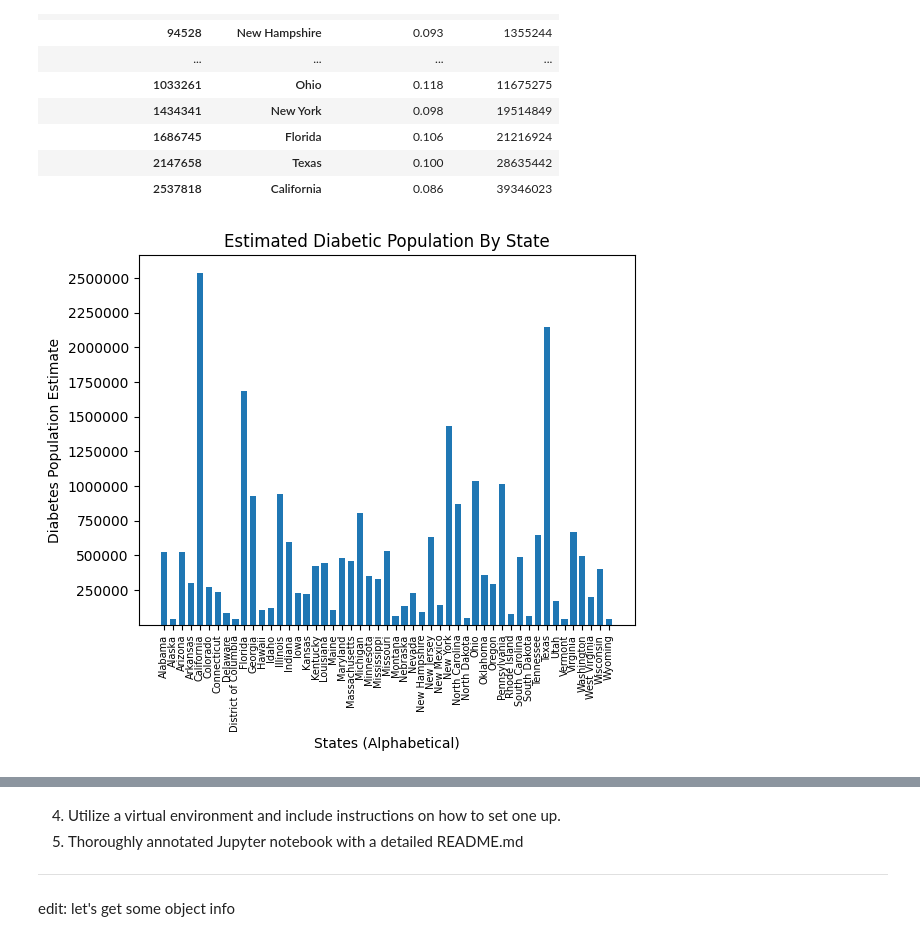
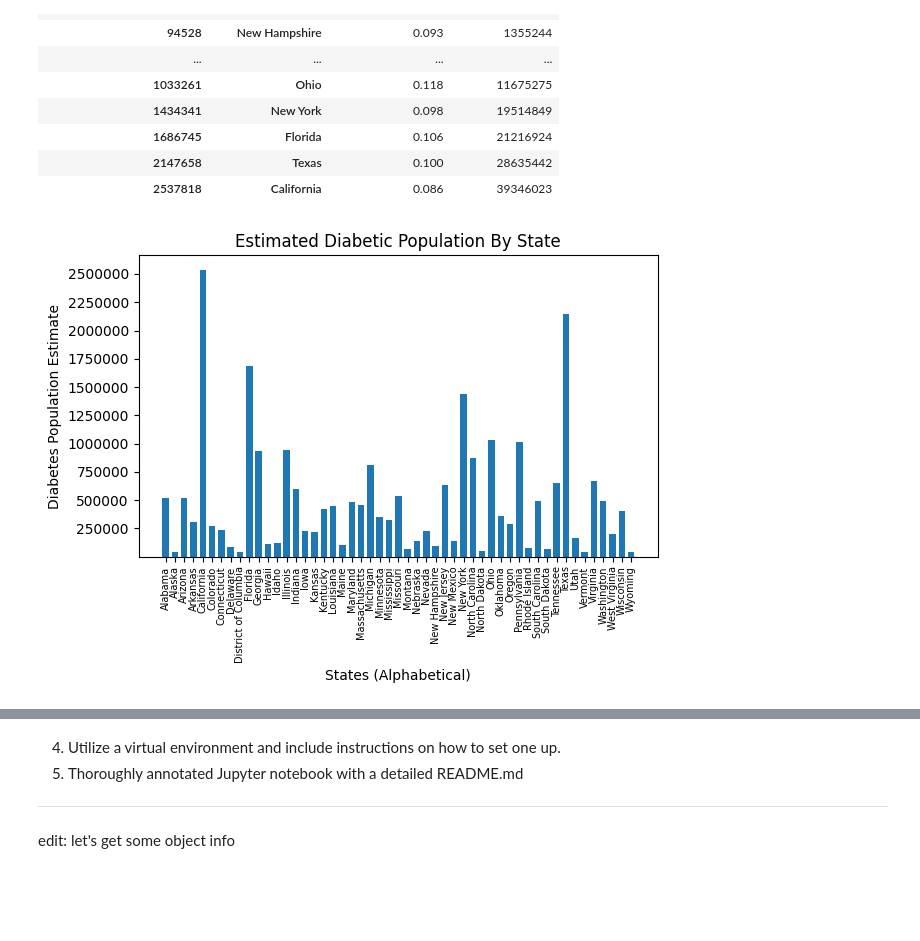
Before and after one commit to LilGotit/StateVarianceDiabetes, a Jupyter notebook: FirstDraft.ipynb, the cells around one changed output, grey strips where cells are left out. Cells and saved outputs as stored; diff of their text form; code cells hidden in the pictures; blank space fills up the shorter version.

```diff
--- a/FirstDraft.ipynb
+++ b/FirstDraft.ipynb
@@ -183,11 +183,12 @@ dfThree.pivot_table(index=["Diabetes Population Estimate", "State"], values=["Po
 # %%
 plt.bar("State", "Diabetes Population Estimate", width=0.7, data=dfThree)
 plt.xlabel("States (Alphabetical)")
 plt.xticks(fontsize=7, rotation=90)
 plt.ticklabel_format(style="plain", axis="y")
 plt.ylabel("Diabetes Population Estimate")
 plt.yticks(ticks=[250000, 500000, 750000, 1000000, 1250000, 1500000, 1750000, 2000000, 2250000, 2500000])
 plt.title("Estimated Diabetic Population By State")
+plt.tight_layout()
 plt.show()
 # %% [output]
-[figure, old version]
+[figure, new version]
```
Also changed, not shown: parts of 1 cell of this notebook.
